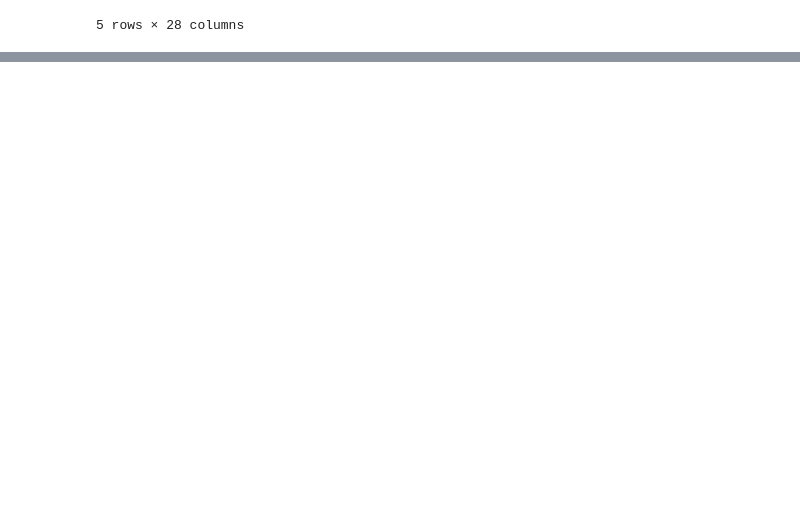
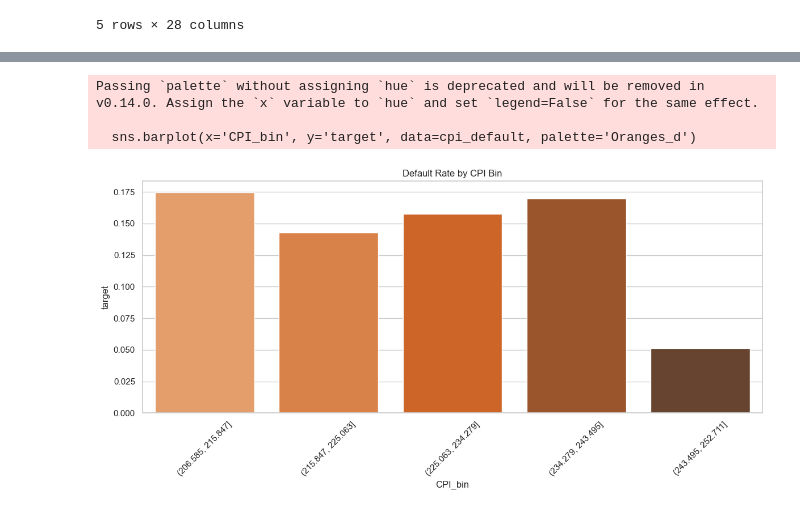
Before and after one commit to BinodTandan/Banking_Stress_Testing, a Jupyter notebook: notebooks/01_data_cleaning.ipynb, the cells around one changed output, grey strips where cells are left out. Drawn from its saved outputs; the diff is of its cells as text; code cells hidden in the pictures; blank space fills up the shorter version.

```diff
--- a/notebooks/01_data_cleaning.ipynb
+++ b/notebooks/01_data_cleaning.ipynb
@@ -418,0 +374,15 @@ Passing `palette` without assigning `hue` is deprecated and will be removed in v
+# %%
+# 4. Default Rate by CPI Bins
+df['CPI_bin'] = pd.cut(df['CPIAUCSL'], bins=5)
+cpi_default = df.groupby('CPI_bin')['target'].mean().reset_index()
+sns.barplot(x='CPI_bin', y='target', data=cpi_default, palette='Oranges_d')
+plt.title('Default Rate by CPI Bin')
+plt.xticks(rotation=45)
+plt.tight_layout()
+plt.show()
+# Insight: Higher inflation bins show elevated default rates, indicating erosion of borrower purchasing power.
+# %% [output]
+Passing `palette` without assigning `hue` is deprecated and will be removed in v0.14.0. Assign the `x` variable to `hue` and set `legend=False` for the same effect.
+
+  sns.barplot(x='CPI_bin', y='target', data=cpi_default, palette='Oranges_d')
+[figure, added]
```
Also changed, not shown: parts of 17 cells of this notebook.
